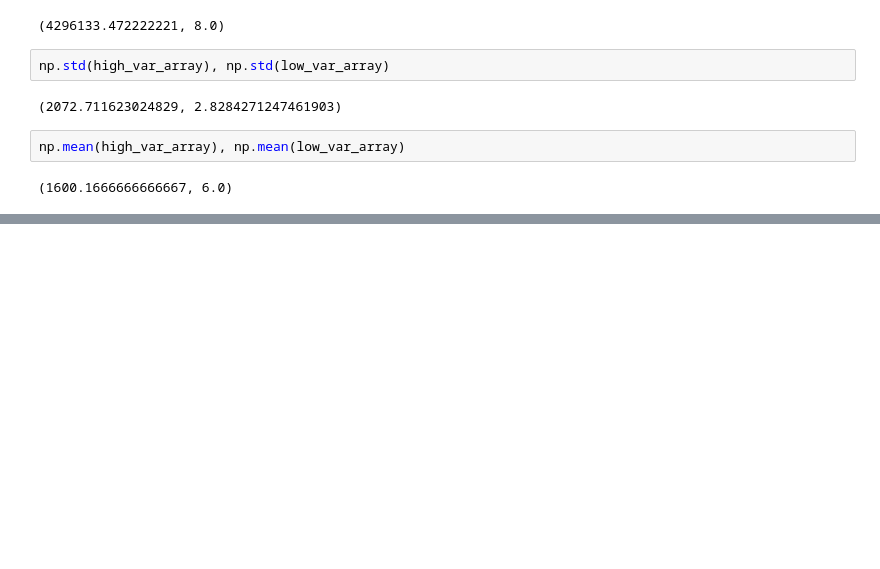
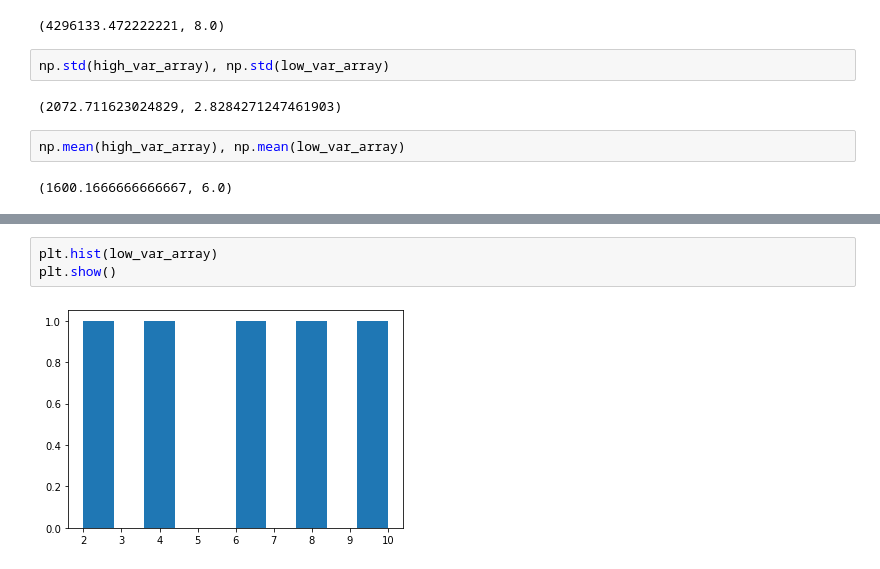
Before and after one commit to lemirser/MachineLearning, a Jupyter notebook: notebook/Introduction-to-numpy.ipynb, the cells around one changed output, grey strips where cells are left out. Cells and saved outputs as stored; diff of their text form; blank space fills up the shorter version.

```diff
--- a/notebook/Introduction-to-numpy.ipynb
+++ b/notebook/Introduction-to-numpy.ipynb
@@ -459,0 +462,5 @@ plt.show
+# %%
+plt.hist(low_var_array)
+plt.show()
+# %% [output]
+[figure, added]
```
Also changed, not shown: parts of 14 cells of this notebook.
